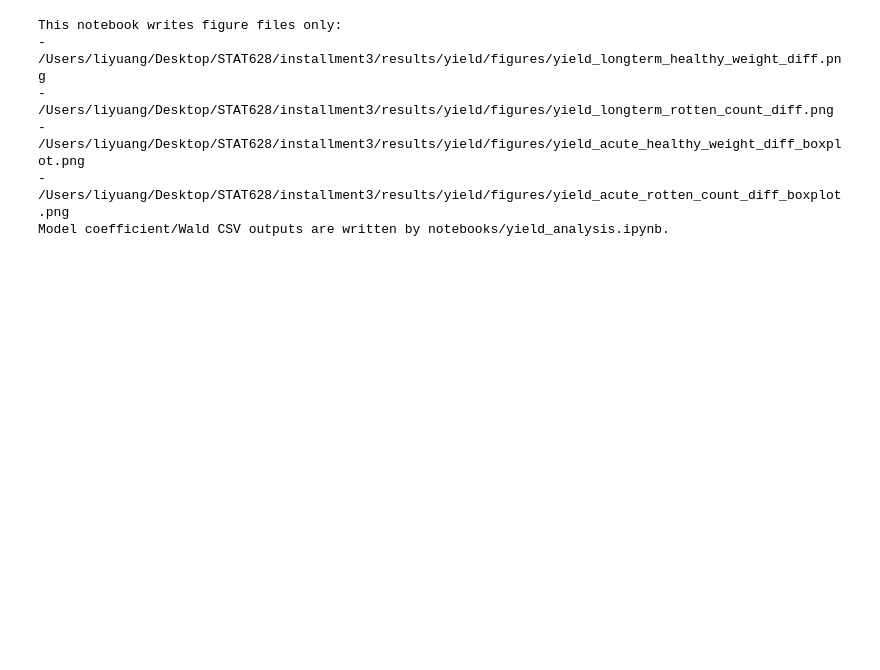
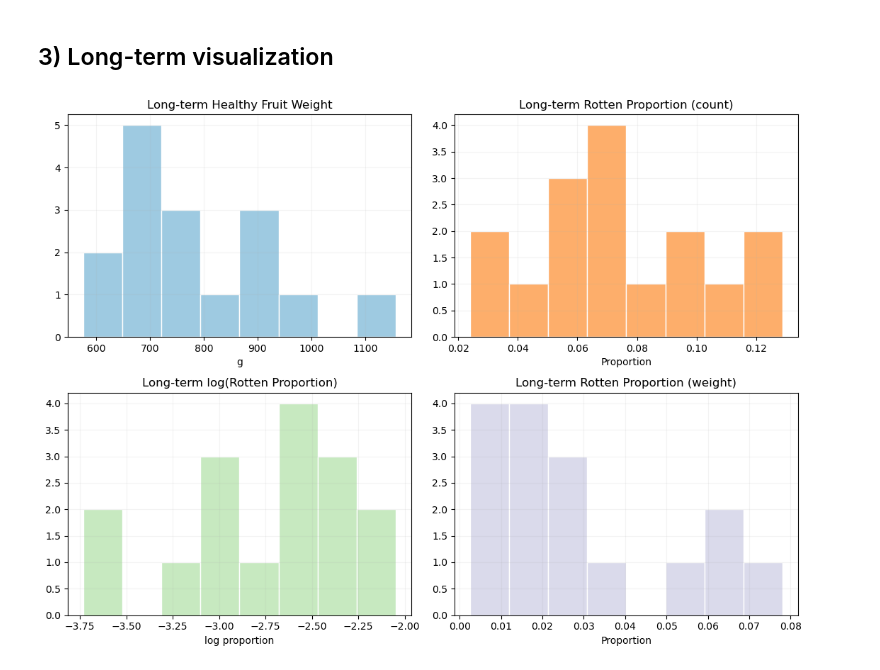
Before and after one commit to etontackett/Stat628-Module-2, a Jupyter notebook: notebooks/yield_regression_plots.ipynb, the cells around one changed output. Cells and saved outputs as stored; diff of their text form; code cells hidden in the pictures; blank space fills up the shorter version.

Commit message:
Refresh yield outputs to Rmd-style workflow

```diff
--- a/notebooks/yield_regression_plots.ipynb
+++ b/notebooks/yield_regression_plots.ipynb
@@ -288,12 +197,31 @@ Saved figures:
-# %%
-print("This notebook writes figure files only:")
-for p in [fig1_path, fig2_path, fig3_path, fig4_path]:
-    print("-", p)
-print("Model coefficient/Wald CSV outputs are written by notebooks/yield_analysis.ipynb.")
-# %% [output]
-This notebook writes figure files only:
-- /Users/liyuang/Desktop/STAT628/installment3/results/yield/figures/yield_longterm_healthy_weight_diff.png
-- /Users/liyuang/Desktop/STAT628/installment3/results/yield/figures/yield_longterm_rotten_count_diff.png
-- /Users/liyuang/Desktop/STAT628/installment3/results/yield/figures/yield_acute_healthy_weight_diff_boxplot.png
-- /Users/liyuang/Desktop/STAT628/installment3/results/yield/figures/yield_acute_rotten_count_diff_boxplot.png
-Model coefficient/Wald CSV outputs are written by notebooks/yield_analysis.ipynb.
+# %% [markdown]
+## 3) Long-term visualization
+# %%
+fig_dist, axes = plt.subplots(2, 2, figsize=(11, 8))
+axes = axes.ravel()
+
+axes[0].hist(lt_keep['healthy_weight_g'].dropna(), bins=8, color='#9ecae1', edgecolor='white')
+axes[0].set_title('Long-term Healthy Fruit Weight')
+axes[0].set_xlabel('g')
+
+axes[1].hist(lt_keep['pct_rotten_count'].dropna(), bins=8, color='#fdae6b', edgecolor='white')
+axes[1].set_title('Long-term Rotten Proportion (count)')
+axes[1].set_xlabel('Proportion')
+
+axes[2].hist(np.log(np.clip(lt_keep['pct_rotten_count'].dropna(), 1e-6, None)), bins=8, color='#c7e9c0', edgecolor='white')
+axes[2].set_title('Long-term log(Rotten Proportion)')
+axes[2].set_xlabel('log proportion')
+
+axes[3].hist(lt_keep['pct_rotten_weight'].dropna(), bins=8, color='#dadaeb', edgecolor='white')
+axes[3].set_title('Long-term Rotten Proportion (weight)')
+axes[3].set_xlabel('Proportion')
+
+for ax in axes:
+    ax.grid(alpha=0.15)
+
+fig_dist.tight_layout()
+fig_dist_path = FIG_DIR / 'yield_longterm_distributions.png'
+fig_dist.savefig(fig_dist_path, dpi=180, bbox_inches='tight')
+plt.show()
+# %% [output]
+[figure, added]
```
Also changed, not shown: parts of 22 cells of this notebook, 23 other files.
